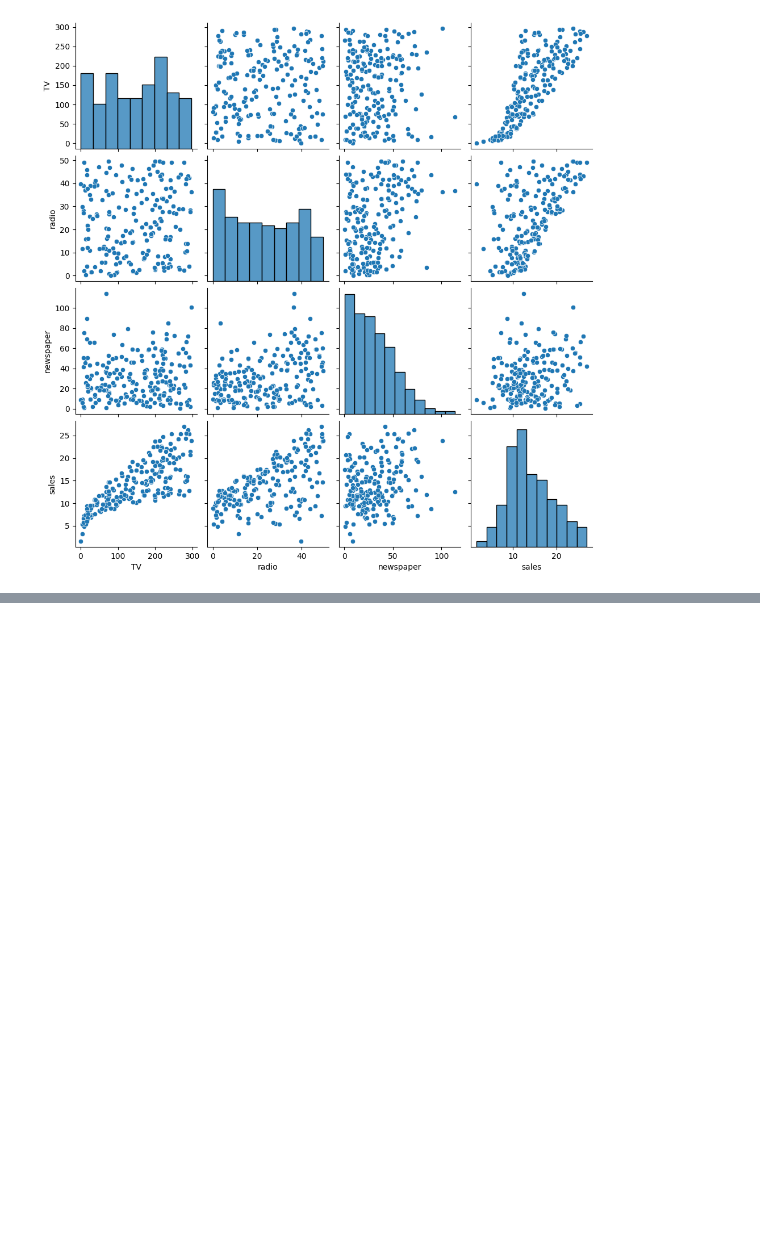
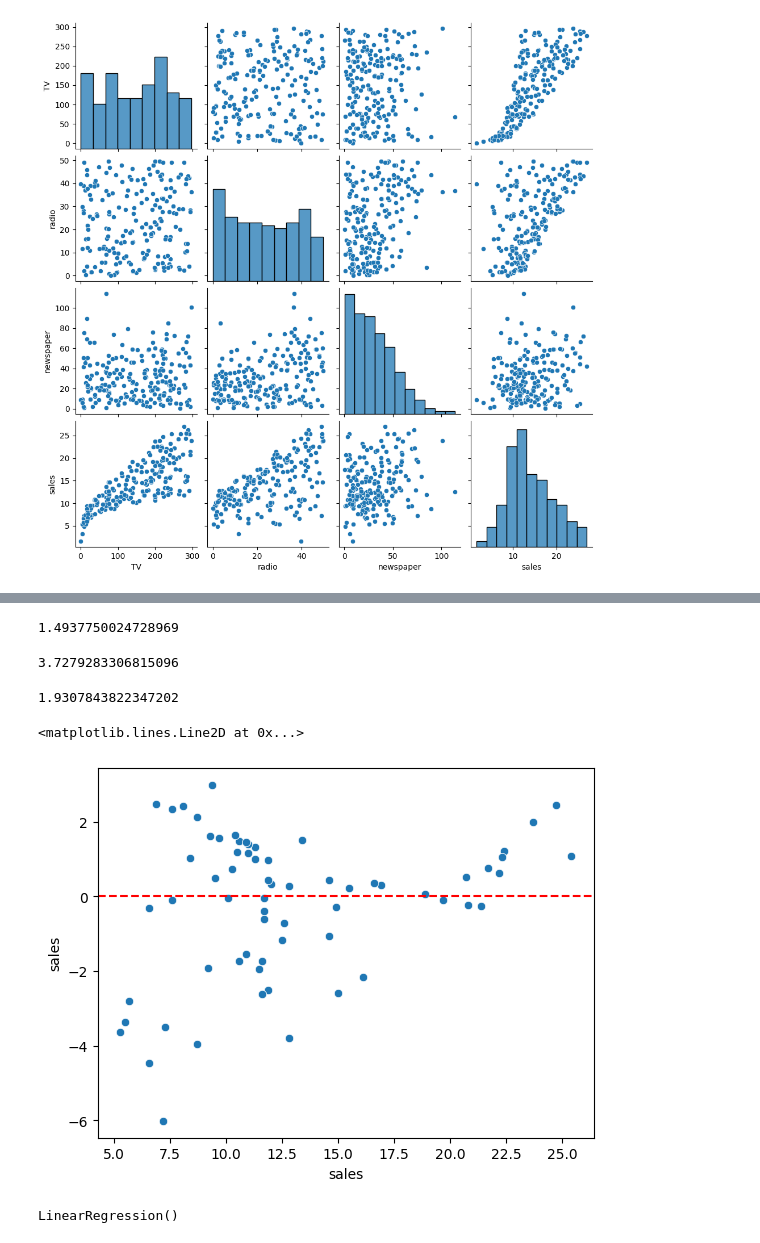
Before and after one commit to codingwithkien/Machine-Learning-with-Scikit-Learn, a Jupyter notebook: Linear Regression/train_test_split.ipynb, the cells around one changed output, grey strips where cells are left out. Saved outputs shown, nothing was run; the diff lists cells and outputs as text; code cells hidden in the pictures; blank space fills up the shorter version.

```diff
--- a/Linear Regression/train_test_split.ipynb
+++ b/Linear Regression/train_test_split.ipynb
@@ -38,0 +64,2 @@ sns.pairplot(df)
+# %%
+X_train, X_test, y_train, y_test = train_test_split(X, y, test_size=0.33, random_state=42)
@@ -38,0 +78,3 @@ sns.pairplot(df)
+# %%
+model = LinearRegression()
+model.fit(X_train, y_train)
@@ -38,0 +83,3 @@ sns.pairplot(df)
+# %%
+test_predictions = model.predict(X_test)
+test_predictions
@@ -38,0 +108,27 @@ sns.pairplot(df)
+# %%
+mean_absolute_error(y_test, test_predictions)
+# %% [output]
+1.4937750024728969
+# %%
+mean_squared_error(y_test, test_predictions)
+# %% [output]
+3.7279283306815096
+# %%
+# Root mean squared error
+rmse = np.sqrt(mean_squared_error(y_test, test_predictions))
+rmse
+# %% [output]
+1.9307843822347202
+# %%
+test_redusial = y_test - test_predictions
+# %%
+sns.scatterplot(x=y_test, y=test_redusial)
+plt.axhline(y=0, color='red', ls='--')
+# %% [output]
+<matplotlib.lines.Line2D at 0x...>
+[figure, added]
+# %%
+final_model = LinearRegression()
+final_model.fit(X, y)
+# %% [output]
+LinearRegression()
```
Also changed, not shown: parts of 19 cells of this notebook, 1 other file.
